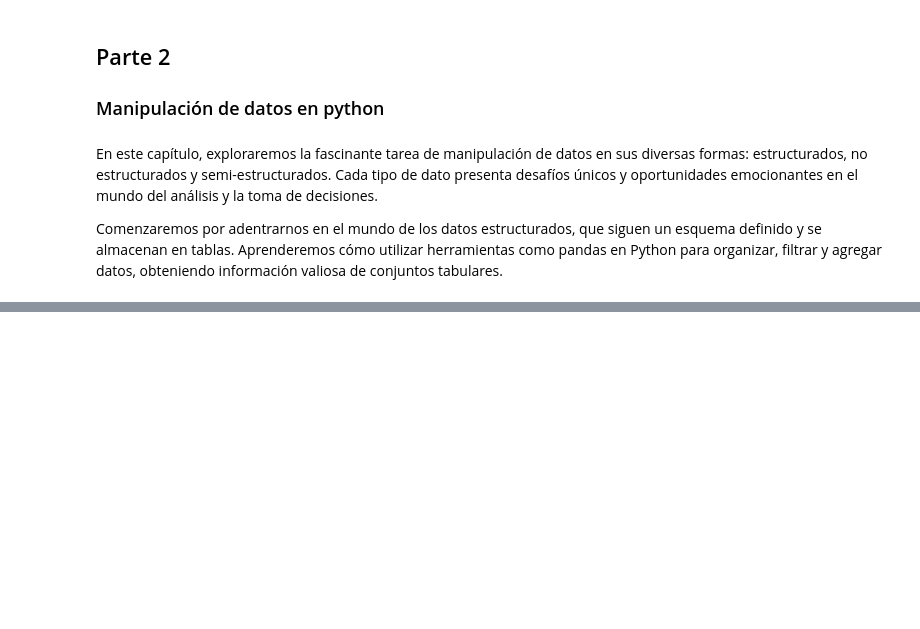
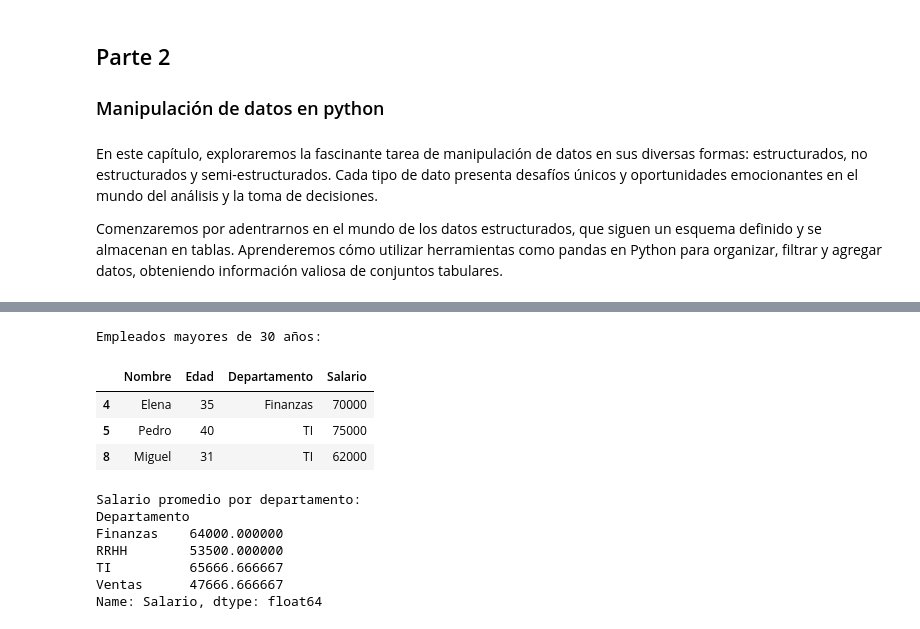
Before and after one commit to jazaineam1/BigData2023_2, a Jupyter notebook: Cuadernos/Sesion1_Introducción.ipynb, the cells around one changed output, grey strips where cells are left out. Drawn from its saved outputs; the diff is of its cells as text; code cells hidden in the pictures; blank space fills up the shorter version.

```diff
--- a/Cuadernos/Sesion1_Introducción.ipynb
+++ b/Cuadernos/Sesion1_Introducción.ipynb
@@ -233,0 +262,24 @@ Comenzaremos por adentrarnos en el mundo de los datos estructurados, que siguen
+# %%
+
+# Filtrar empleados mayores de 30 años
+empleados_mayores = data_frame[data_frame['Edad'] > 30]
+print("\nEmpleados mayores de 30 años:")
+display(empleados_mayores)
+
+# Calcular el salario promedio por departamento
+salario_promedio_por_departamento = data_frame.groupby('Departamento')['Salario'].mean()
+print("\nSalario promedio por departamento:")
+print(salario_promedio_por_departamento)
+# %% [output]
+Empleados mayores de 30 años:
+|  | Nombre | Edad | Departamento | Salario |
+| 4 | Elena | 35 | Finanzas | 70000 |
+| 5 | Pedro | 40 | TI | 75000 |
+| 8 | Miguel | 31 | TI | 62000 |
+Salario promedio por departamento:
+Departamento
+Finanzas    64000.000000
+RRHH        53500.000000
+TI          65666.666667
+Ventas      47666.666667
+Name: Salario, dtype: float64
```
Also changed, not shown: parts of 5 cells of this notebook.
